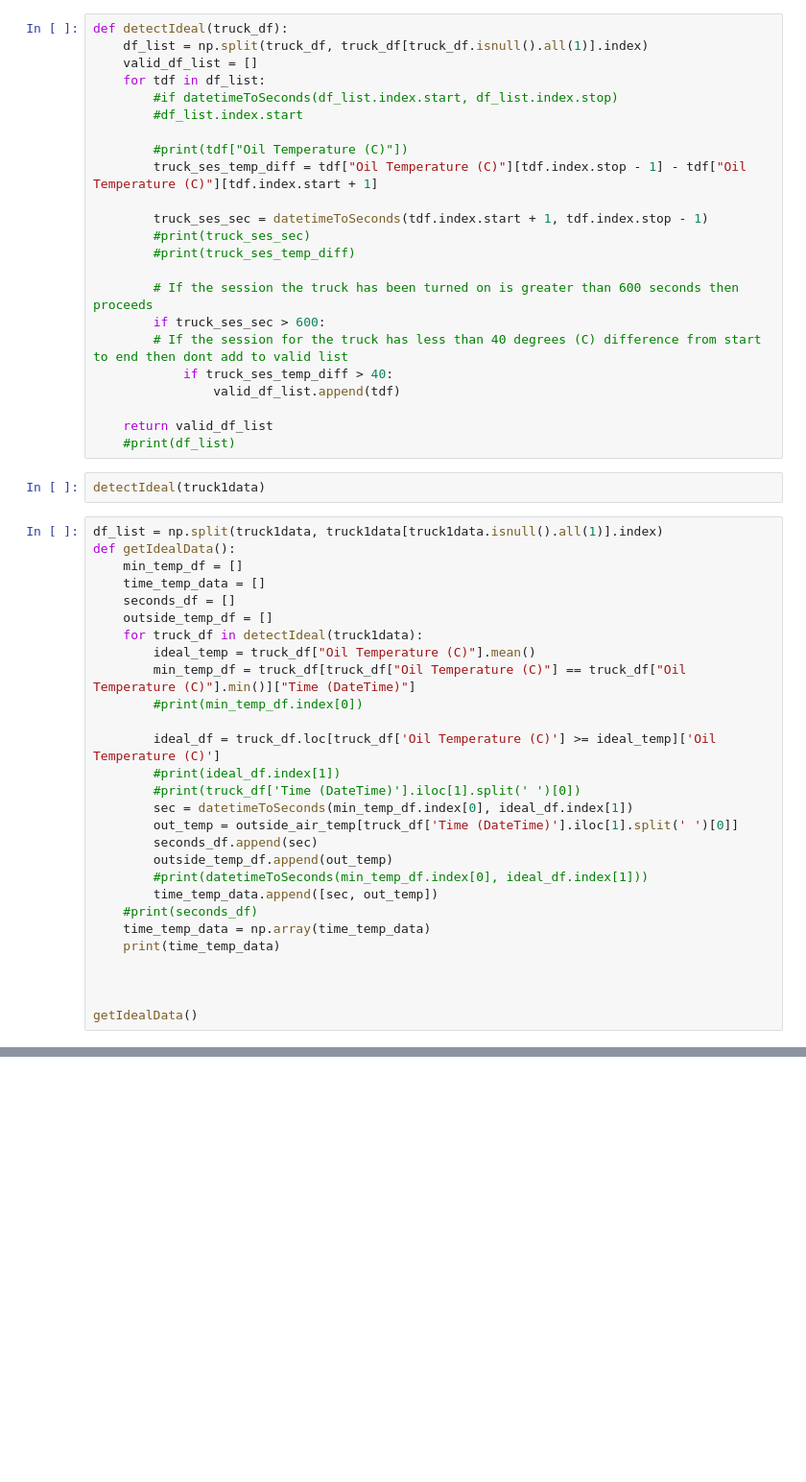
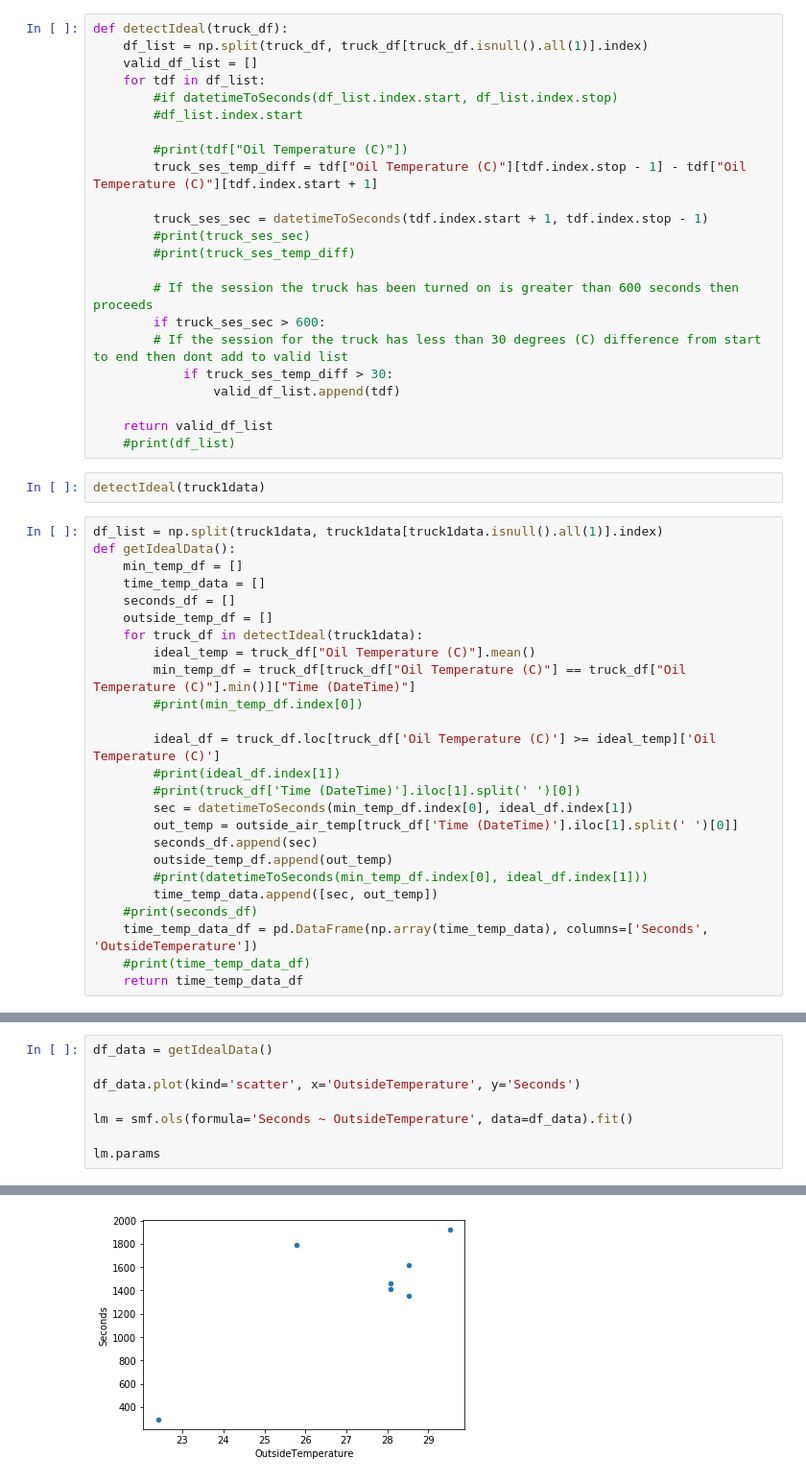
Before and after one commit to UNCG-CSE/Volvo_Truck_Analytics, a Jupyter notebook: src/IdealTimeTemp.ipynb, the cells around one changed output, grey strips where cells are left out. Shown: that part at 96% size. Cells and saved outputs as stored; diff of their text form; blank space fills up the shorter version.

```diff
--- a/src/IdealTimeTemp.ipynb
+++ b/src/IdealTimeTemp.ipynb
@@ -191,8 +190,8 @@ def detectIdeal(truck_df):
 
         # If the session the truck has been turned on is greater than 600 seconds then proceeds
         if truck_ses_sec > 600:
-        # If the session for the truck has less than 40 degrees (C) difference from start to end then dont add to valid list
-            if truck_ses_temp_diff > 40:
+        # If the session for the truck has less than 30 degrees (C) difference from start to end then dont add to valid list
+            if truck_ses_temp_diff > 30:
                 valid_df_list.append(tdf)
 
     return valid_df_list
@@ -221,9 +220,6 @@ def getIdealData():
         #print(datetimeToSeconds(min_temp_df.index[0], ideal_df.index[1]))
         time_temp_data.append([sec, out_temp])
     #print(seconds_df)
-    time_temp_data = np.array(time_temp_data)
-    print(time_temp_data)
-
-
-
-getIdealData()
+    time_temp_data_df = pd.DataFrame(np.array(time_temp_data), columns=['Seconds', 'OutsideTemperature'])
+    #print(time_temp_data_df)
+    return time_temp_data_df
@@ -251,0 +226,9 @@ Name: Time (DateTime), Length: 1216689, dtype: object
+# %%
+df_data = getIdealData()
+
+df_data.plot(kind='scatter', x='OutsideTemperature', y='Seconds')
+
+lm = smf.ols(formula='Seconds ~ OutsideTemperature', data=df_data).fit()
+
+lm.params
+# %% [output]
@@ -251,0 +238 @@ Name: Time (DateTime), Length: 1216689, dtype: object
+[figure, added]
```
Also changed, not shown: parts of 7 cells of this notebook.
